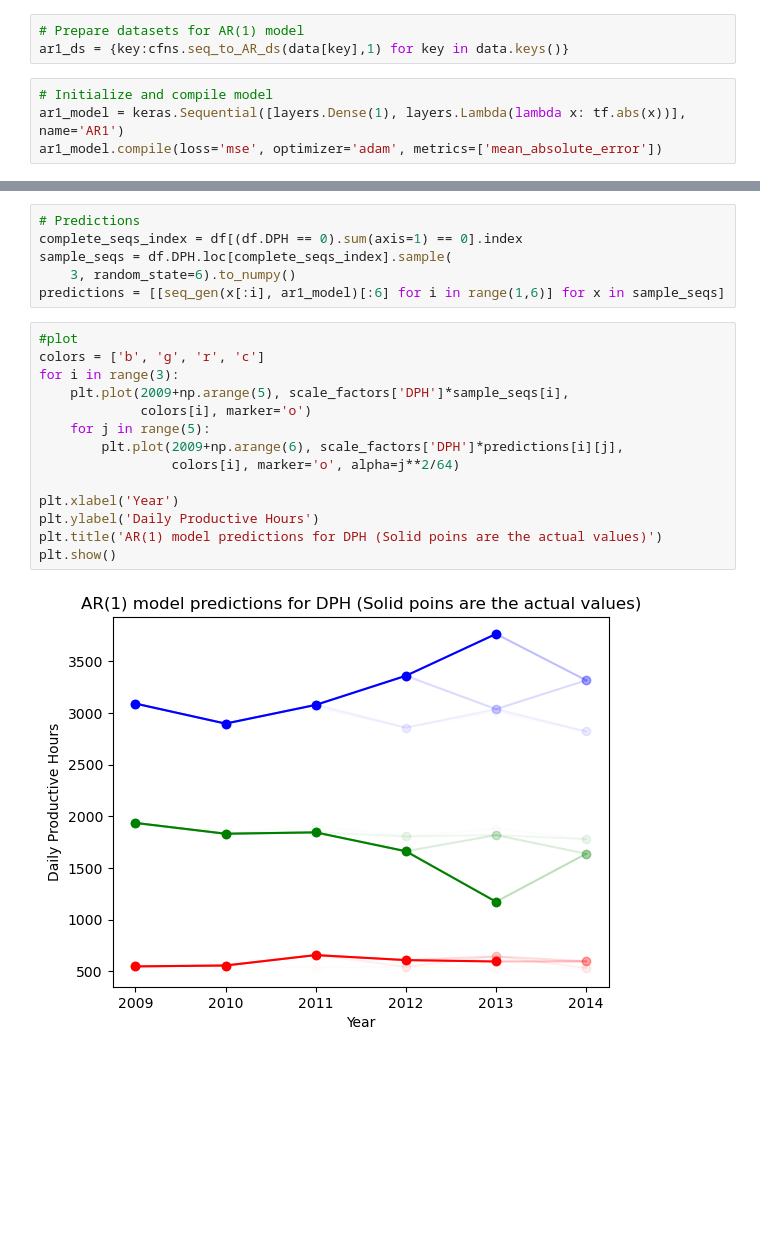
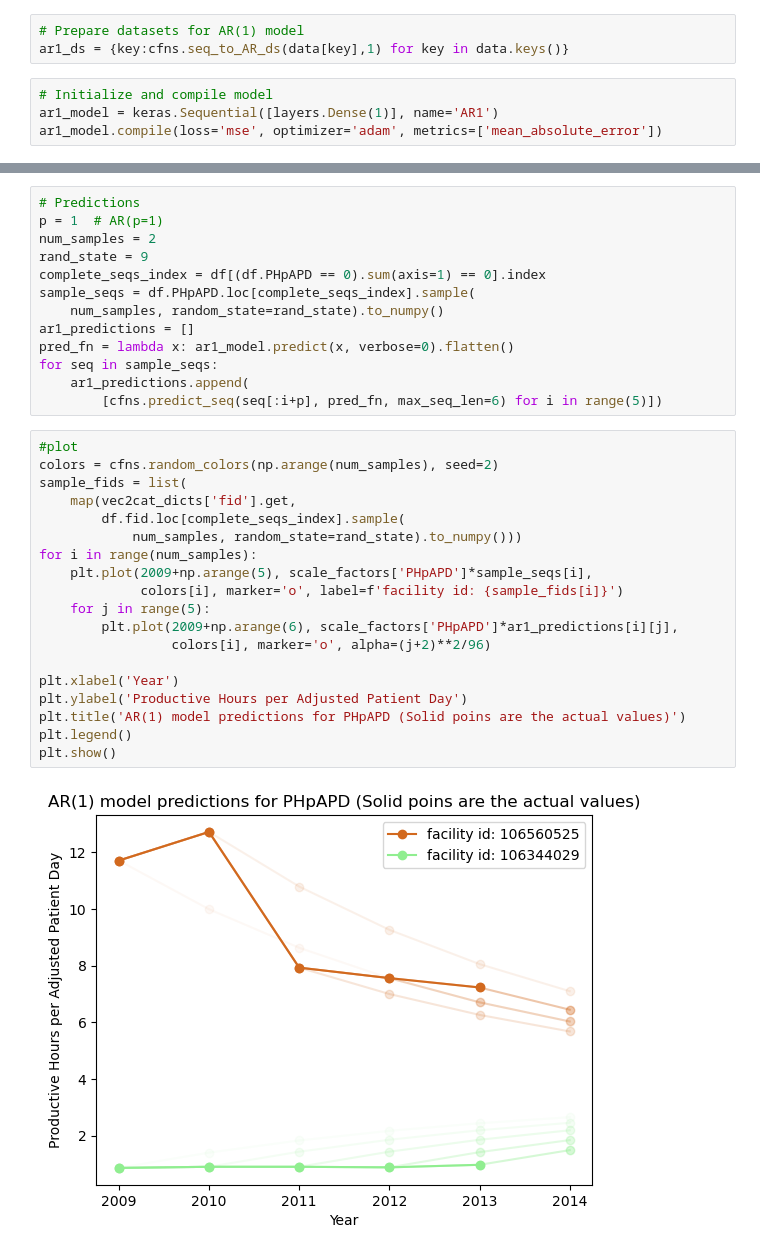
Before and after one commit to ndoroud/Hospital_Staffing, a Jupyter notebook: staffing.ipynb, the cells around one changed output, grey strips where cells are left out. Saved outputs shown, nothing was run; the diff lists cells and outputs as text; blank space fills up the shorter version.

```diff
--- a/staffing.ipynb
+++ b/staffing.ipynb
@@ -978,7 +1109,7 @@ callback = keras.callbacks.EarlyStopping(
 ar1_ds = {key:cfns.seq_to_AR_ds(data[key],1) for key in data.keys()}
 # %%
 # Initialize and compile model
-ar1_model = keras.Sequential([layers.Dense(1), layers.Lambda(lambda x: tf.abs(x))], name='AR1')
+ar1_model = keras.Sequential([layers.Dense(1)], name='AR1')
 ar1_model.compile(loss='mse', optimizer='adam', metrics=['mean_absolute_error'])
 # %%
 # Train model
@@ -1010,25 +1132,37 @@ def seq_gen(seq, AR_model, p=1, scale_factor=1.0, max_seq_len=8):
 # %%
 # Predictions
-complete_seqs_index = df[(df.DPH == 0).sum(axis=1) == 0].index
-sample_seqs = df.DPH.loc[complete_seqs_index].sample(
-    3, random_state=6).to_numpy()
-predictions = [[seq_gen(x[:i], ar1_model)[:6] for i in range(1,6)] for x in sample_seqs]
+p = 1  # AR(p=1)
+num_samples = 2
+rand_state = 9
+complete_seqs_index = df[(df.PHpAPD == 0).sum(axis=1) == 0].index
+sample_seqs = df.PHpAPD.loc[complete_seqs_index].sample(
+    num_samples, random_state=rand_state).to_numpy()
+ar1_predictions = []
+pred_fn = lambda x: ar1_model.predict(x, verbose=0).flatten()
+for seq in sample_seqs:
+    ar1_predictions.append(
+        [cfns.predict_seq(seq[:i+p], pred_fn, max_seq_len=6) for i in range(5)])
 # %%
 #plot
-colors = ['b', 'g', 'r', 'c']
-for i in range(3):
-    plt.plot(2009+np.arange(5), scale_factors['DPH']*sample_seqs[i],
-             colors[i], marker='o')
+colors = cfns.random_colors(np.arange(num_samples), seed=2)
+sample_fids = list(
+    map(vec2cat_dicts['fid'].get,
+        df.fid.loc[complete_seqs_index].sample(
+            num_samples, random_state=rand_state).to_numpy()))
+for i in range(num_samples):
+    plt.plot(2009+np.arange(5), scale_factors['PHpAPD']*sample_seqs[i],
+             colors[i], marker='o', label=f'facility id: {sample_fids[i]}')
     for j in range(5):
-        plt.plot(2009+np.arange(6), scale_factors['DPH']*predictions[i][j],
-                 colors[i], marker='o', alpha=j**2/64)
+        plt.plot(2009+np.arange(6), scale_factors['PHpAPD']*ar1_predictions[i][j],
+                 colors[i], marker='o', alpha=(j+2)**2/96)
 
 plt.xlabel('Year')
-plt.ylabel('Daily Productive Hours')
-plt.title('AR(1) model predictions for DPH (Solid poins are the actual values)')
+plt.ylabel('Productive Hours per Adjusted Patient Day')
+plt.title('AR(1) model predictions for PHpAPD (Solid poins are the actual values)')
+plt.legend()
 plt.show()
 # %% [output]
-[figure, old version]
+[figure, new version]
 # %%
 # Evaluate on the test dataset
 ar1_model.evaluate(*ar1_ds['test'])
```
Also changed, not shown: parts of 51 cells of this notebook, 5 other files.
